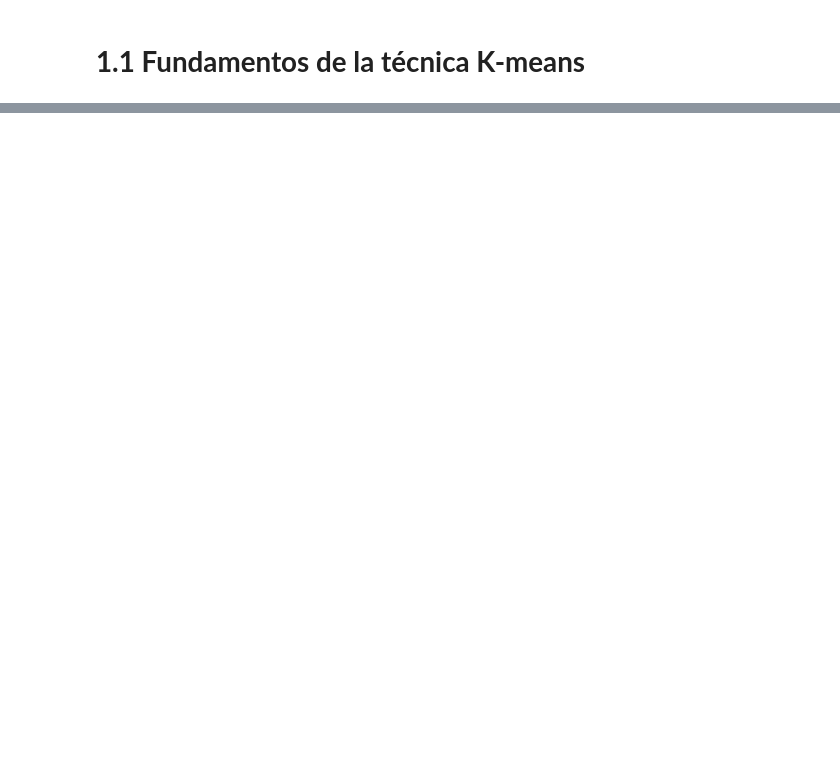
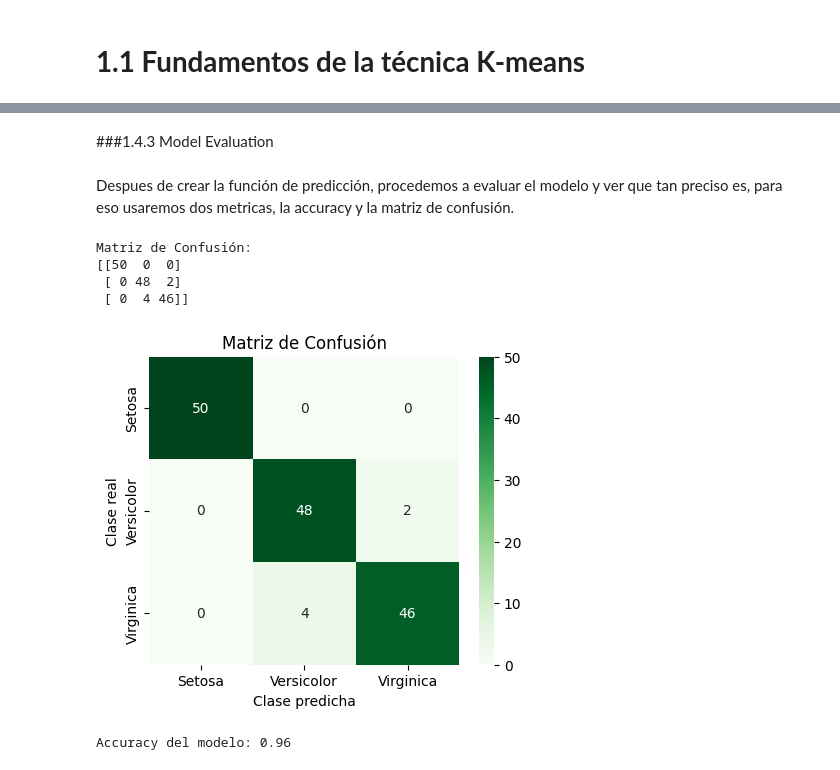
Before and after one commit to AdrianOjeda/clasificacion-inteligente-de-datos, a Jupyter notebook: Kmeans/kMeans.ipynb, the cells around one changed output, grey strips where cells are left out. Cells and saved outputs as stored; diff of their text form; code cells hidden in the pictures; blank space fills up the shorter version.

```diff
--- a/Kmeans/kMeans.ipynb
+++ b/Kmeans/kMeans.ipynb
@@ -28,0 +195,48 @@ Donde:
+# %% [markdown]
+###1.4.3 Model Evaluation
+# %% [markdown]
+Despues de crear la función de predicción, procedemos a evaluar el modelo y ver que tan preciso es, para eso usaremos dos metricas, la accuracy y la matriz de confusión.
+# %%
+from sklearn.metrics import confusion_matrix, accuracy_score
+from scipy.optimize import linear_sum_assignment
+import seaborn as sns
+import numpy as np
+import matplotlib.pyplot as plt
+
+# Etiquetas reales y etiquetas de clúster
+y_true = load_iris().target
+y_pred = df['cluster']
+
+# Matriz de confusion sin reasignar
+matriz_original = confusion_matrix(y_true, y_pred)
+
+# Reasignación optima de clusters
+row_ind, col_ind = linear_sum_assignment(-matriz_original)
+mapping = dict(zip(col_ind, row_ind))
+y_pred_reasignado = [mapping[label] for label in y_pred]
+
+# Matriz de confusión
+matriz_corregida = confusion_matrix(y_true, y_pred_reasignado)
+print("Matriz de Confusión:")
+print(matriz_corregida)
+
+# Visualizacion
+plt.figure(figsize=(5, 4))
+sns.heatmap(matriz_corregida, annot=True, fmt='d', cmap='Greens',
+            xticklabels=['Setosa', 'Versicolor', 'Virginica'],
+            yticklabels=['Setosa', 'Versicolor', 'Virginica'])
+plt.xlabel('Clase predicha')
+plt.ylabel('Clase real')
+plt.title('Matriz de Confusión')
+plt.show()
+
+# Accuracy corregida
+accuracy = accuracy_score(y_true, y_pred_reasignado)
+print(f"Accuracy del modelo: {accuracy:.2f}")
+# %% [output]
+Matriz de Confusión:
+[[50  0  0]
+ [ 0 48  2]
+ [ 0  4 46]]
+[figure, added]
+Accuracy del modelo: 0.96
```
Also changed, not shown: parts of 17 cells of this notebook.
